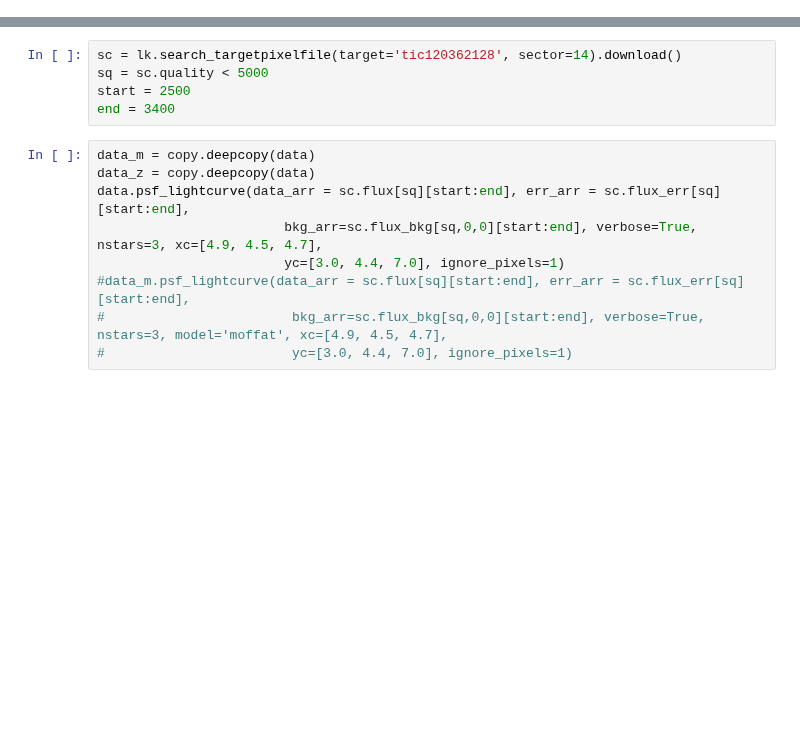
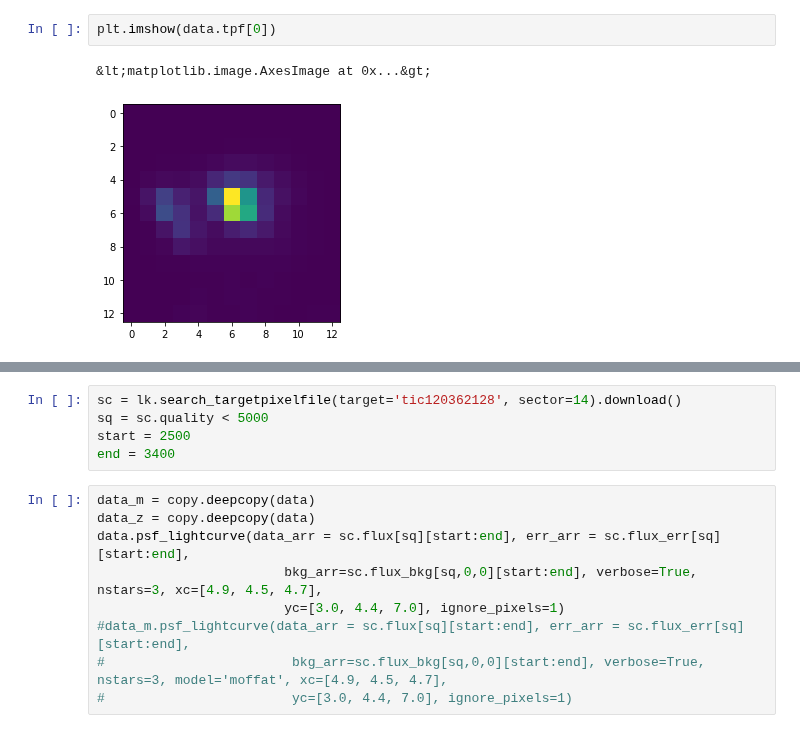
Before and after one commit to afeinstein20/eleanor, a Jupyter notebook: notebooks/psf_demo.ipynb, the cells around one changed output, grey strips where cells are left out. Cells and saved outputs as stored; diff of their text form; blank space fills up the shorter version.

```diff
--- a/notebooks/psf_demo.ipynb
+++ b/notebooks/psf_demo.ipynb
@@ -12,0 +111,5 @@ data = eleanor.TargetData(star, height=15, width=15, do_pca=True, do_psf=False)
+# %%
+plt.imshow(data.tpf[0])
+# %% [output]
+&lt;matplotlib.image.AxesImage at 0x...&gt;
+[figure, added]
```
Also changed, not shown: parts of 18 cells of this notebook, 5 other files.
